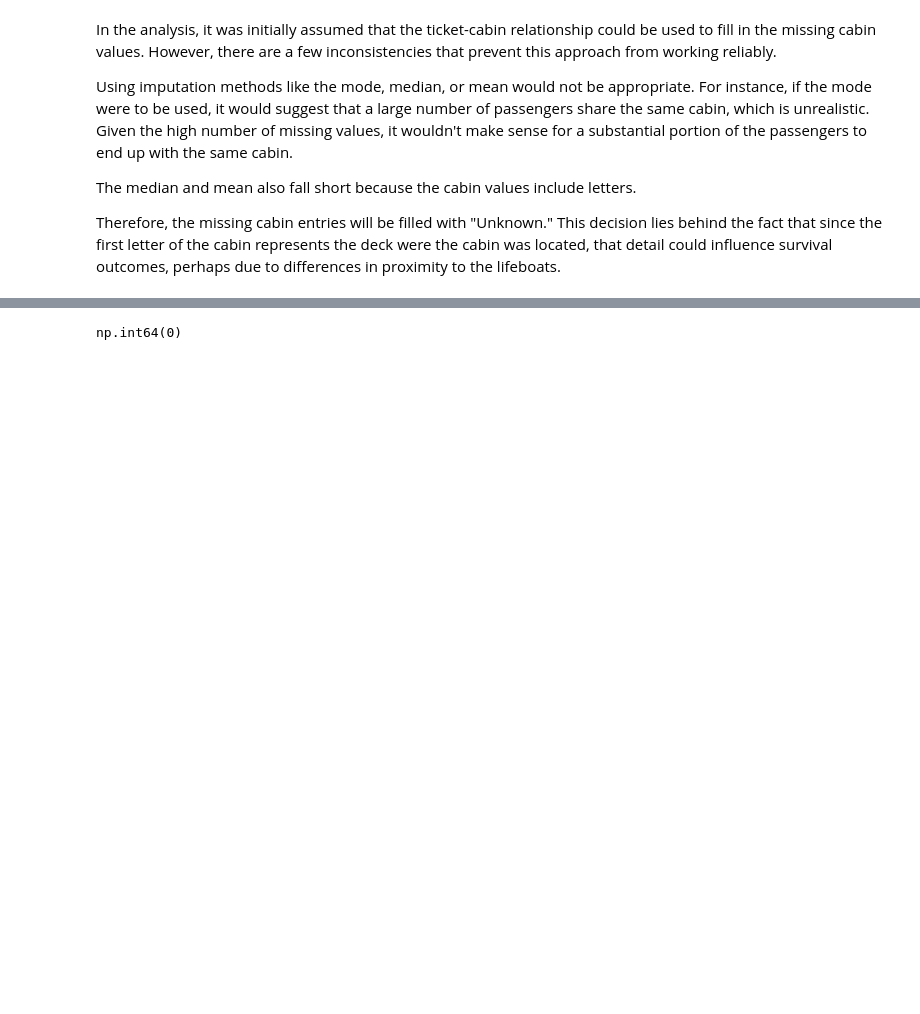
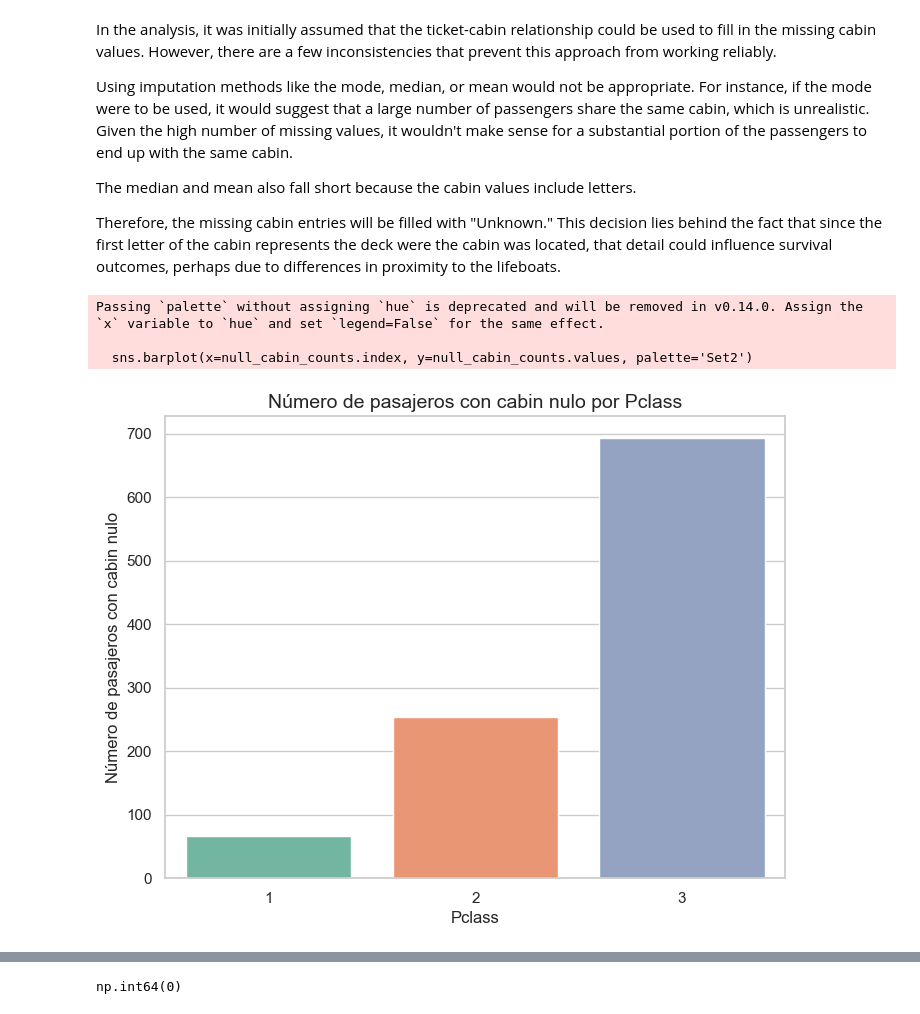
Before and after one commit to fedecaselli/ML-fundamentals-2025, a Jupyter notebook: AssignmentI/assignment_1_<Federica_Caselli[Caselli]>.ipynb, the cells around one changed output, grey strips where cells are left out. Saved outputs shown, nothing was run; the diff lists cells and outputs as text; code cells hidden in the pictures; blank space fills up the shorter version.

Commit message:
analysis cabin for label encoding

```diff
--- a/AssignmentI/assignment_1_<Federica_Caselli[Caselli]>.ipynb
+++ b/AssignmentI/assignment_1_<Federica_Caselli[Caselli]>.ipynb
@@ -626,3 +626,26 @@ The median and mean also fall short because the cabin values include letters.
 
 Therefore, the missing cabin entries will be filled with "Unknown."
 This decision lies behind the fact that since the first letter of the cabin represents the deck were the cabin was located, that detail could influence survival outcomes, perhaps due to differences in proximity to the lifeboats.
+# %%
+# Filtrar las filas donde la columna 'cabin' es nula
+null_cabin = df[df['cabin'].isnull()]
+
+# Contar cuántos pasajeros con 'cabin' nulo hay en cada clase ('pclass')
+null_cabin_counts = null_cabin['pclass'].value_counts()
+
+# Crear el plot
+plt.figure(figsize=(8, 6))
+sns.barplot(x=null_cabin_counts.index, y=null_cabin_counts.values, palette='Set2')
+
+# Añadir título y etiquetas
+plt.title('Número de pasajeros con cabin nulo por Pclass', fontsize=14)
+plt.xlabel('Pclass', fontsize=12)
+plt.ylabel('Número de pasajeros con cabin nulo', fontsize=12)
+
+# Mostrar el plot
+plt.show()
+# %% [output]
+Passing `palette` without assigning `hue` is deprecated and will be removed in v0.14.0. Assign the `x` variable to `hue` and set `legend=False` for the same effect.
+
+  sns.barplot(x=null_cabin_counts.index, y=null_cabin_counts.values, palette='Set2')
+[figure, added]
```
Also changed, not shown: parts of 15 cells of this notebook.
